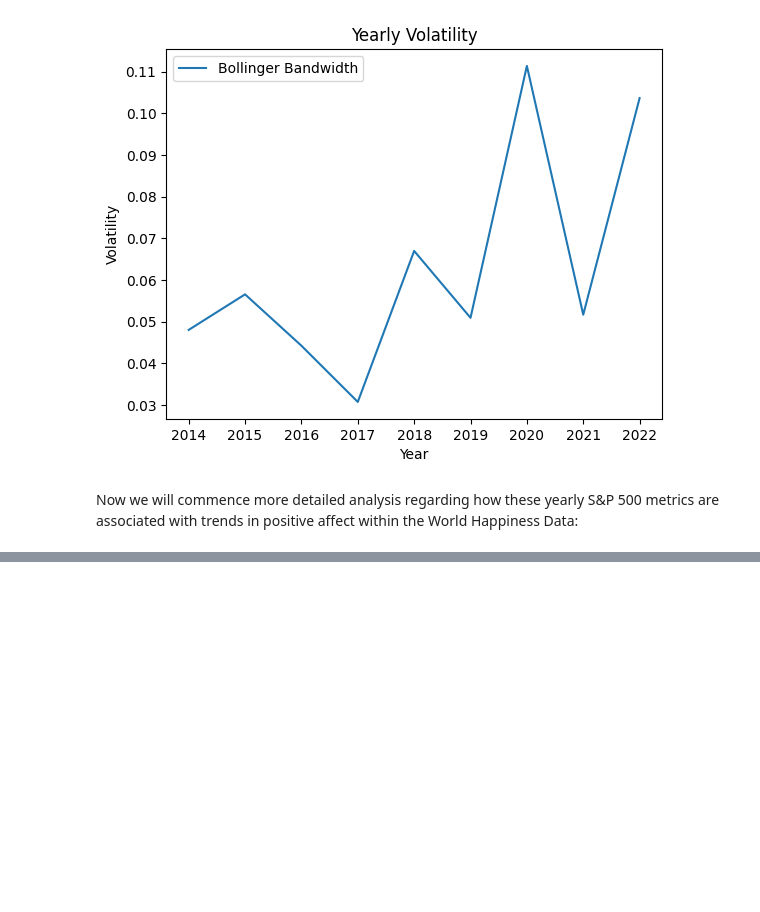
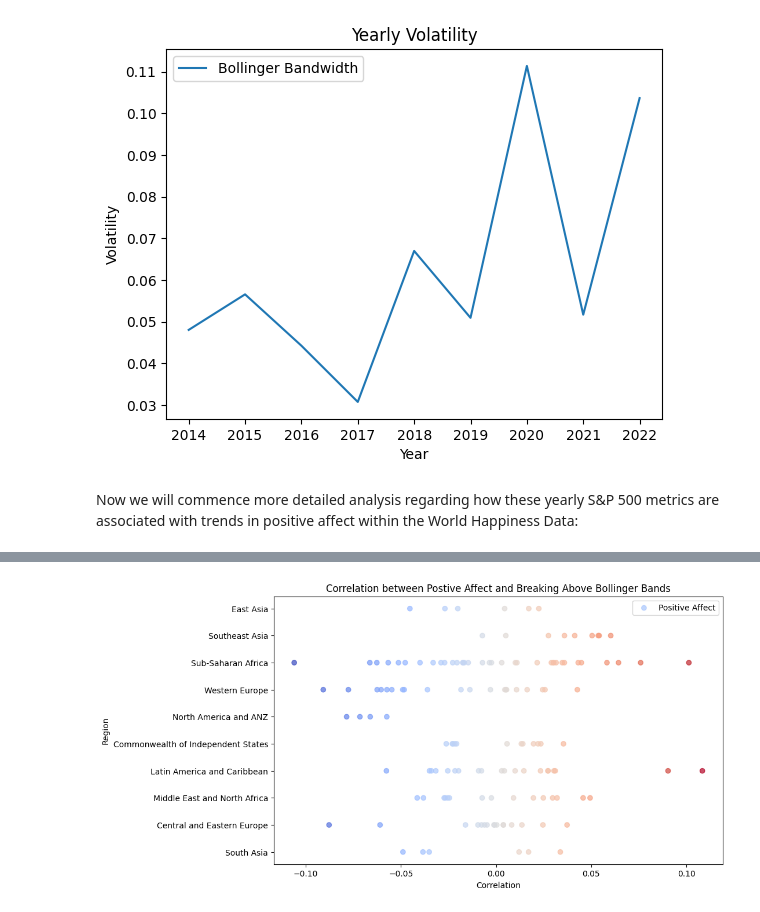
Before and after one commit to CamYench/DATASCI200Project2, a Jupyter notebook: YencheEDA.ipynb, the cells around one changed output, grey strips where cells are left out. Cells and saved outputs as stored; diff of their text form; code cells hidden in the pictures; blank space fills up the shorter version.

```diff
--- a/YencheEDA.ipynb
+++ b/YencheEDA.ipynb
@@ -324,0 +379,15 @@ print(corr_below.reset_index())
+# %%
+# Remove countries with NaN values
+# Calculate correlation by country
+corr_above = merged_df.groupby('Country Name')[['Positive Affect', 'Above Band']].corr().iloc[0::2,-1]
+corr_above = corr_above.dropna()
+
+# Print correlation by country
+print(corr_above)
+
+# Calculate correlation by country
+corr_below = merged_df.groupby('Country Name')[['Negative Affect', 'Below Band']].corr().iloc[0::2,-1]
+corr_below = corr_below.dropna()
+
+# Print correlation by country
+print(corr_below)
@@ -324,0 +473,66 @@ print(corr_below.reset_index())
+# %%
+# Create plots for Positive Affect
+corr_Positive_df = pd.DataFrame({
+    'Country Name': corr_above.index.get_level_values(0),
+    'Positive Affect Correlation': corr_above.values
+})
+
+# Create plots for Negative Affect
+corr_Negative_df = pd.DataFrame({
+    'Country Name': corr_below.index.get_level_values(0),
+    'Negative Affect Correlation': corr_below.values
+})
+
+
+# Merge with world happiness dataset to get the regional indicators
+corr_Positive_df = pd.merge(corr_Positive_df, world_happiness_region, on='Country Name')
+corr_Negative_df = pd.merge(corr_Negative_df, world_happiness_region, on='Country Name')
+
+# Scatter plot with colored points
+fig, ax = plt.subplots(figsize=(10, 6))
+
+ax.scatter(
+    x=corr_Positive_df['Positive Affect Correlation'],
+    y=corr_Positive_df['Regional Indicator'],
+    c=corr_Positive_df['Positive Affect Correlation'],
+    cmap='coolwarm',
+    alpha=0.7,
+    label="Positive Affect"
+)
+
+# Add axis labels and title
+ax.set_xlabel('Correlation')
+ax.set_ylabel('Region')
+ax.set_title('Correlation between Postive Affect and Breaking Above Bollinger Bands')
+
+# Add a legend
+ax.legend()
+
+# Show the plot
+plt.show()
+
+
+# Scatter plot with colored points
+fig, ax = plt.subplots(figsize=(10, 6))
+
+ax.scatter(
+    x=corr_Negative_df['Negative Affect Correlation'],
+    y=corr_Negative_df['Regional Indicator'],
+    c=corr_Negative_df['Negative Affect Correlation'],
+    cmap='coolwarm',
+    alpha=0.7,
+    label="Negative Affect"
+)
+
+# Add axis labels and title
+ax.set_xlabel('Correlation')
+ax.set_ylabel('Region')
+ax.set_title('Correlation between Negative Affect and Falling Below Bollinger Bands')
+
+# Add a legend
+ax.legend()
+
+# Show the plot
+plt.show()
+# %% [output]
+[figure, added]
```
Also changed, not shown: parts of 12 cells of this notebook.
